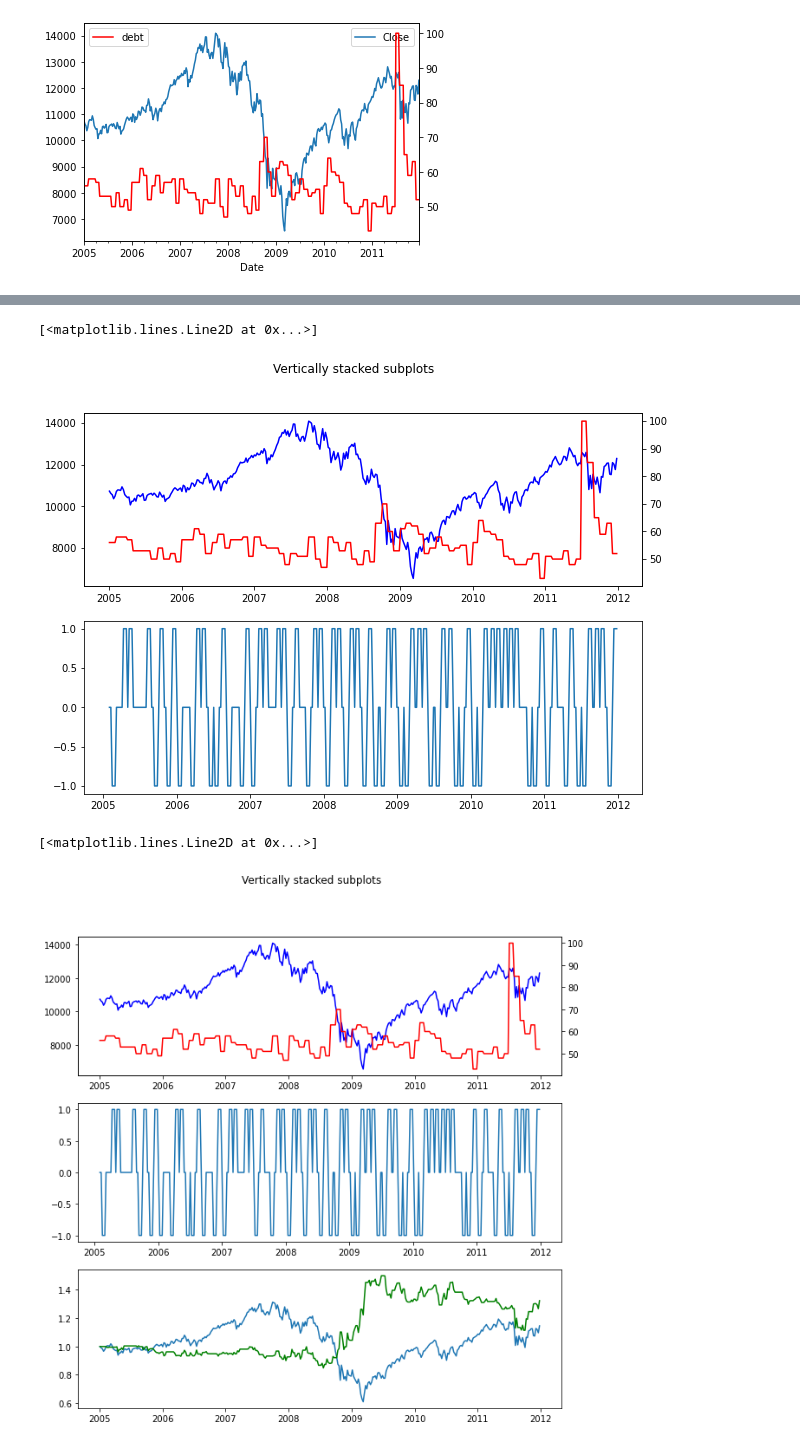
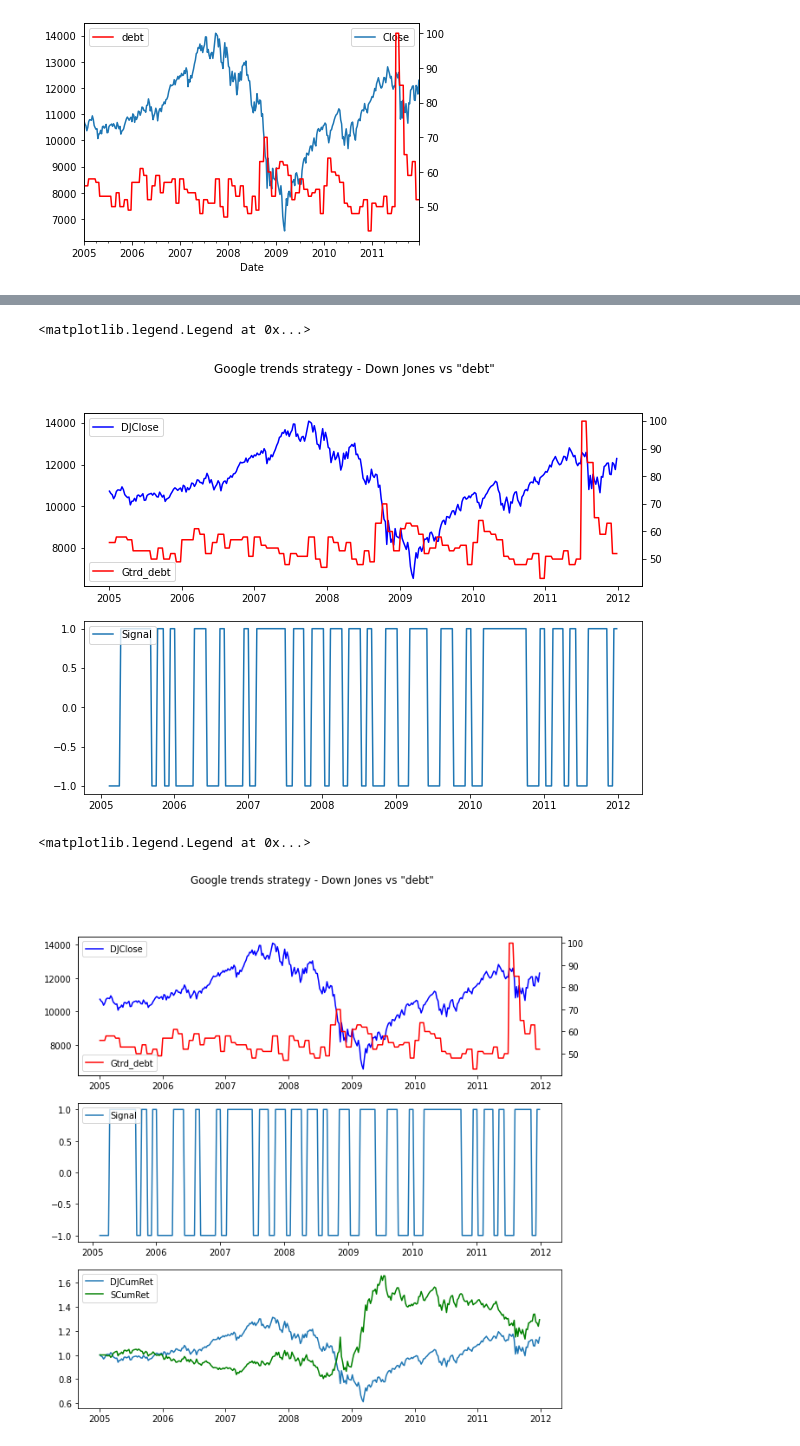
Before and after one commit to edwinriospzn/TradHW02, a Jupyter notebook: THomework2_V01.ipynb, the cells around one changed output, grey strips where cells are left out. Drawn from its saved outputs; the diff is of its cells as text; code cells hidden in the pictures.

```diff
--- a/THomework2_V01.ipynb
+++ b/THomework2_V01.ipynb
@@ -138,7 +138,7 @@ try:
     StrategyDataframe=Cnsl_db_Gtr2.copy()
 except:
     StrategyDataframe=Cnsl_db_Gtr2.copy()
-StrategyDataframe['DJRet']=StrategyDataframe['Close']/StrategyDataframe['Close'].shift(1)-1
+StrategyDataframe['DJRet']=StrategyDataframe['Close']/StrategyDataframe222['Close'].shift(1)-1
 StrategyDataframe['MovAvg']=StrategyDataframe['debt'].rolling(3).mean()
 StrategyDataframe['MovAvg']=StrategyDataframe['MovAvg'].shift(1)
 StrategyDataframe.head(10)
@@ -157,6 +157,7 @@ StrategyDataframe.head(10)
 # %%
 StrategyDataframe['Signal']=np.sign(StrategyDataframe['MovAvg']-StrategyDataframe['debt'])
 StrategyDataframe['Signal']=StrategyDataframe['Signal'].shift(1)
+StrategyDataframe['Signal']=StrategyDataframe['Signal'].replace(to_replace=0, method='ffill')
 StrategyDataframe['SRet']=StrategyDataframe['Signal']*StrategyDataframe['DJRet']
 StrategyDataframe['DJCumRet']=(1+StrategyDataframe['DJRet'] ).cumprod()
 StrategyDataframe['SCumRet']=(1+StrategyDataframe['SRet'] ).cumprod()
@@ -183,27 +179,34 @@ StrategyDataframe.plot(x='Date',y='Signal')
 # %%
 fig, axs = plt.subplots(2,figsize=(10,7))
 fig
-fig.suptitle('Vertically stacked subplots')
+fig.suptitle('Google trends strategy - Down Jones vs "debt"')
 axs0=axs[0].twinx()
-axs[0].plot(StrategyDataframe['Date'], StrategyDataframe['Close'], color='blue')
-axs0.plot(StrategyDataframe['Date'], StrategyDataframe['debt'], color='red')
-axs[1].plot(StrategyDataframe['Date'],StrategyDataframe['Signal'])
+axs[0].plot(StrategyDataframe['Date'], StrategyDataframe['Close'], color='blue',label='DJClose')
+axs0.plot(StrategyDataframe['Date'], StrategyDataframe['debt'], color='red',label='Gtrd_debt')
+axs[1].plot(StrategyDataframe['Date'],StrategyDataframe['Signal'],label='Signal')
+axs[0].legend(loc='upper left')
+axs0.legend(loc='lower left')
+axs[1].legend(loc='upper left')
 # %% [output]
-[<matplotlib.lines.Line2D at 0x...>]
+<matplotlib.legend.Legend at 0x...>
-[figure, old version]
+[figure, new version]
 # %%
 fig, axs = plt.subplots(3,figsize=(10,10))
 fig
-fig.suptitle('Vertically stacked subplots')
+fig.suptitle('Google trends strategy - Down Jones vs "debt"')
 axs0=axs[0].twinx()
-axs[0].plot(StrategyDataframe['Date'], StrategyDataframe['Close'],color='blue')
-axs0.plot(StrategyDataframe['Date'], StrategyDataframe['debt'],color='red')
-axs[1].plot(StrategyDataframe['Date'],StrategyDataframe['Signal'])
-axs[2].plot(StrategyDataframe['Date'],StrategyDataframe['DJCumRet'])
-axs[2].plot(StrategyDataframe['Date'],StrategyDataframe['SCumRet'],color='green')
+axs[0].plot(StrategyDataframe['Date'], StrategyDataframe['Close'],color='blue',label='DJClose')
+axs0.plot(StrategyDataframe['Date'], StrategyDataframe['debt'],color='red',label='Gtrd_debt')
+axs[1].plot(StrategyDataframe['Date'],StrategyDataframe['Signal'],label='Signal')
+axs[2].plot(StrategyDataframe['Date'],StrategyDataframe['DJCumRet'],label='DJCumRet')
+axs[2].plot(StrategyDataframe['Date'],StrategyDataframe['SCumRet'],color='green',label='SCumRet')
+axs[0].legend(loc='upper left')
+axs0.legend(loc='lower left')
+axs[1].legend(loc='upper left')
+axs[2].legend(loc='upper left')
 # %% [output]
-[<matplotlib.lines.Line2D at 0x...>]
+<matplotlib.legend.Legend at 0x...>
-[figure, old version]
+[figure, new version]
 # %%
 StrategyDataframe.tail(10)
 # %% [output]
```
Also changed, not shown: parts of 14 cells of this notebook, 2 other files.
